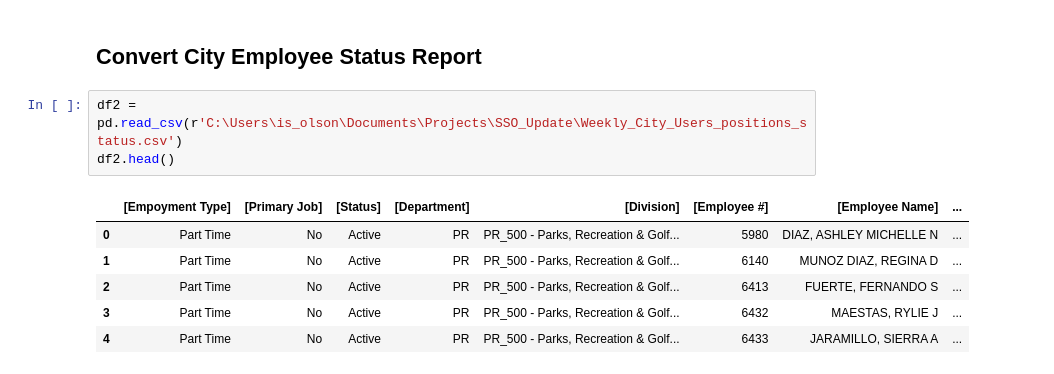
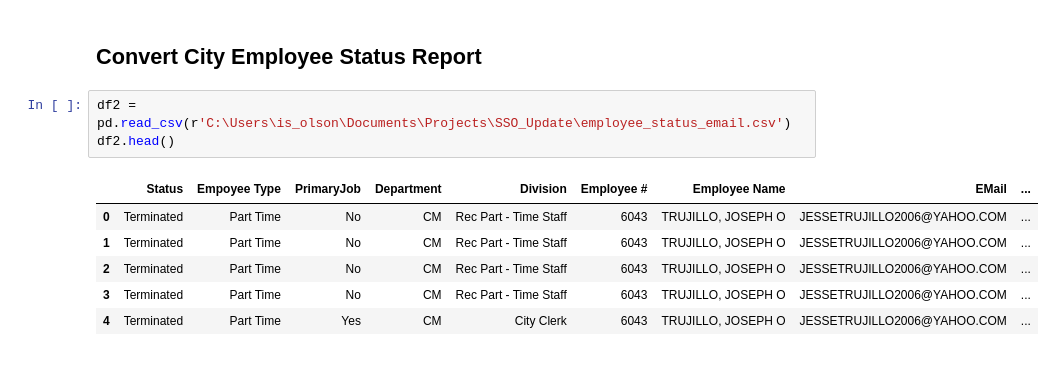
Before and after one commit to andersolson/Python-ArcGIS, a Jupyter notebook: arc-python-api/content-management/report-all-users.ipynb, the cells around one changed output. Cells and saved outputs as stored; diff of their text form.

Commit message:
created join table
created join table

```diff
--- a/arc-python-api/content-management/report-all-users.ipynb
+++ b/arc-python-api/content-management/report-all-users.ipynb
@@ -67,12 +67,12 @@ df.to_excel(r'C:\Users\is_olson\Documents\Projects\SSO_Update\agol_user_report.x
 # %% [markdown]
 ## Convert City Employee Status Report
 # %%
-df2 = pd.read_csv(r'C:\Users\is_olson\Documents\Projects\SSO_Update\Weekly_City_Users_positions_status.csv')
+df2 = pd.read_csv(r'C:\Users\is_olson\Documents\Projects\SSO_Update\employee_status_email.csv')
 df2.head()
 # %% [output]
-|  | [Empoyment Type] | [Primary Job] | [Status] | [Department] | [Division] | [Employee #] | [Employee Name] | ... |
-| 0 | Part Time | No | Active | PR | PR_500 - Parks, Recreation & Golf... | 5980 | DIAZ, ASHLEY MICHELLE N | ... |
-| 1 | Part Time | No | Active | PR | PR_500 - Parks, Recreation & Golf... | 6140 | MUNOZ DIAZ, REGINA D | ... |
-| 2 | Part Time | No | Active | PR | PR_500 - Parks, Recreation & Golf... | 6413 | FUERTE, FERNANDO S | ... |
-| 3 | Part Time | No | Active | PR | PR_500 - Parks, Recreation & Golf... | 6432 | MAESTAS, RYLIE J | ... |
-| 4 | Part Time | No | Active | PR | PR_500 - Parks, Recreation & Golf... | 6433 | JARAMILLO, SIERRA A | ... |
+|  | Status | Empoyee Type | PrimaryJob | Department | Division | Employee # | Employee Name | EMail | ... |
+| 0 | Terminated | Part Time | No | CM | Rec Part - Time Staff | 6043 | TRUJILLO, JOSEPH O | JESSETRUJILLO2006@YAHOO.COM | ... |
+| 1 | Terminated | Part Time | No | CM | Rec Part - Time Staff | 6043 | TRUJILLO, JOSEPH O | JESSETRUJILLO2006@YAHOO.COM | ... |
+| 2 | Terminated | Part Time | No | CM | Rec Part - Time Staff | 6043 | TRUJILLO, JOSEPH O | JESSETRUJILLO2006@YAHOO.COM | ... |
+| 3 | Terminated | Part Time | No | CM | Rec Part - Time Staff | 6043 | TRUJILLO, JOSEPH O | JESSETRUJILLO2006@YAHOO.COM | ... |
+| 4 | Terminated | Part Time | Yes | CM | City Clerk | 6043 | TRUJILLO, JOSEPH O | JESSETRUJILLO2006@YAHOO.COM | ... |
```
Also changed, not shown: parts of 4 cells of this notebook.
